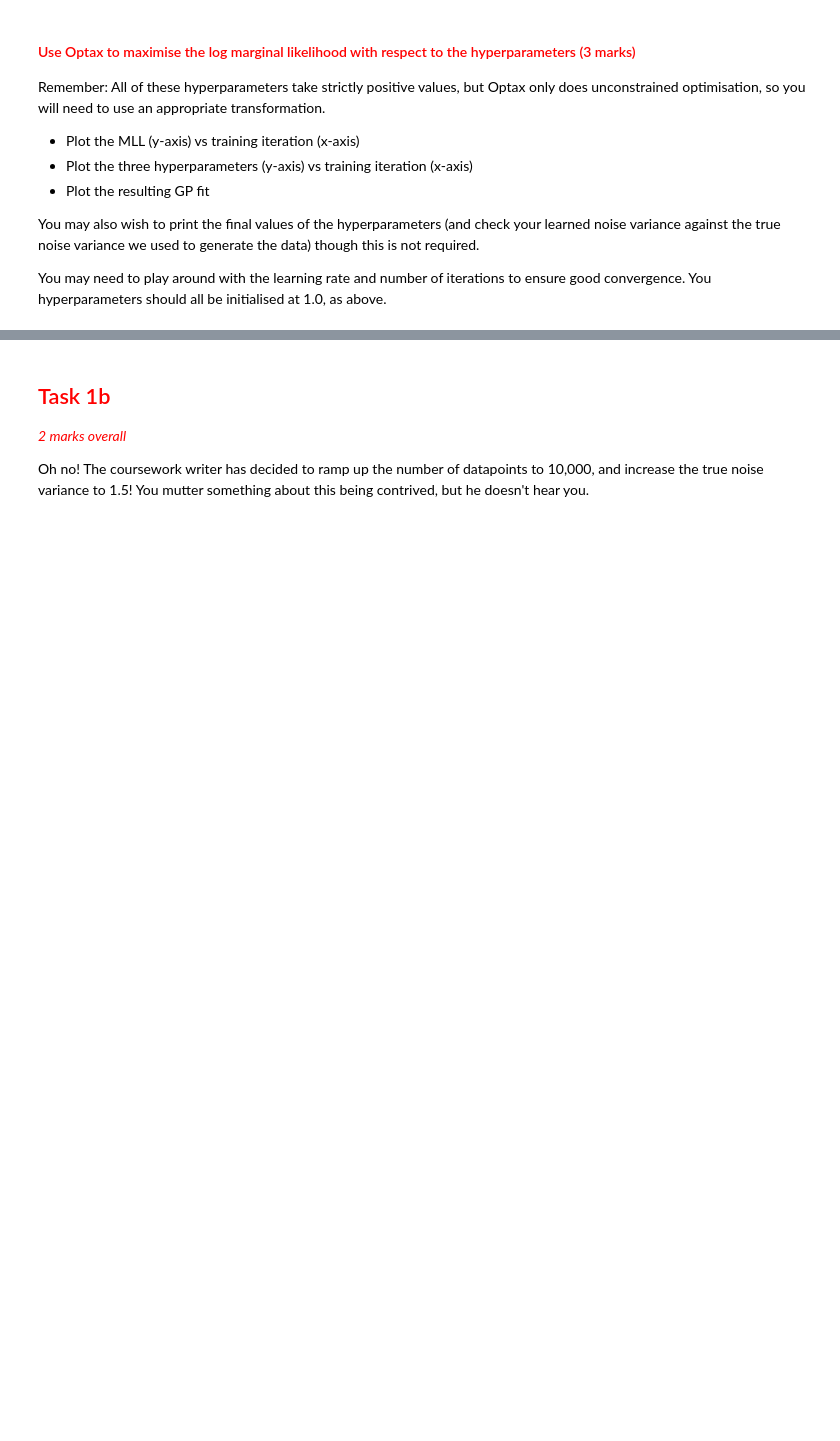
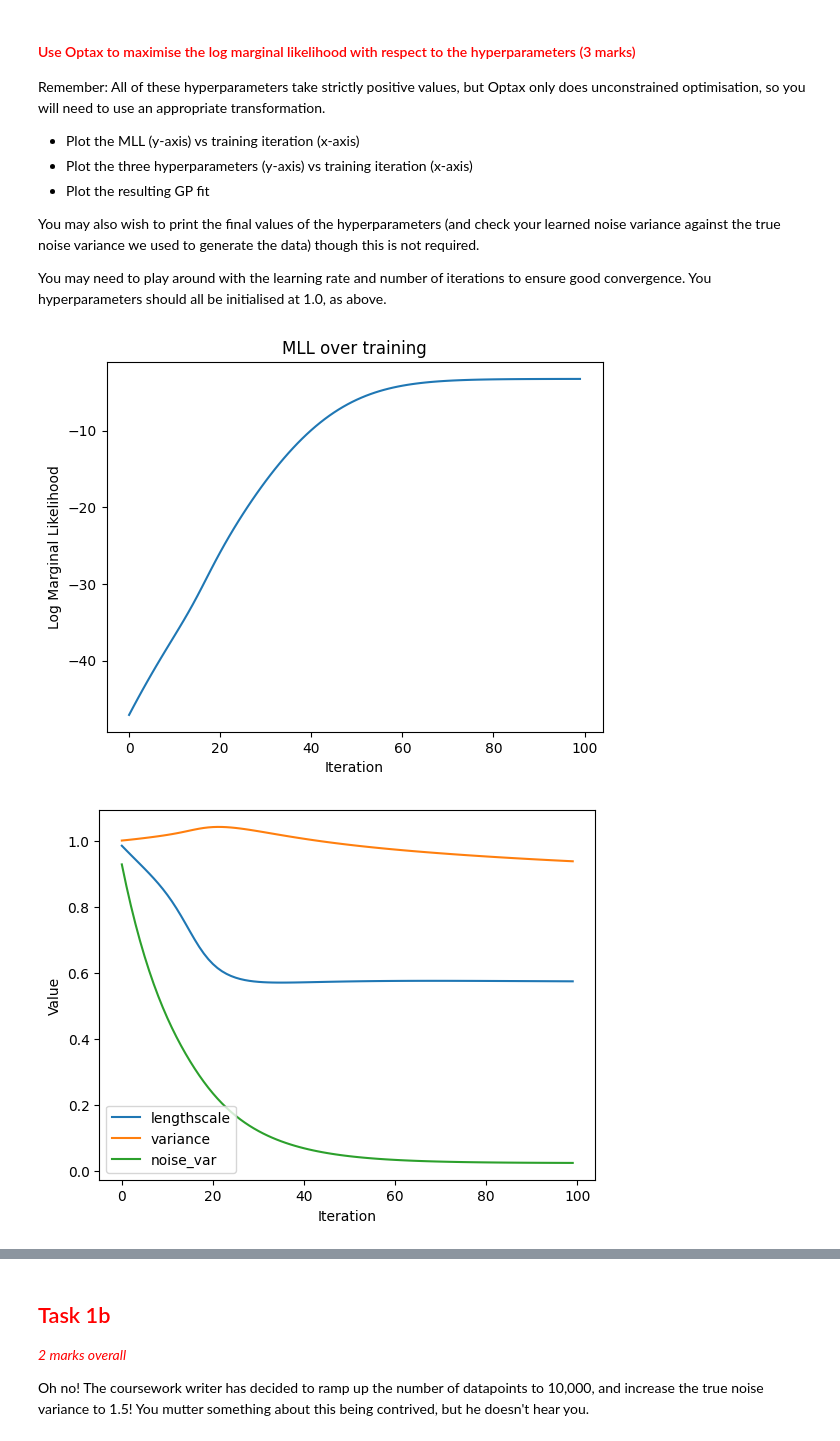
Before and after one commit to Epetch/Bayesian-ML-CW-2, a Jupyter notebook: cw2_partA.ipynb, the cells around one changed output, grey strips where cells are left out. Cells and saved outputs as stored; diff of their text form; code cells hidden in the pictures; blank space fills up the shorter version.

```diff
--- a/cw2_partA.ipynb
+++ b/cw2_partA.ipynb
@@ -347,13 +347,13 @@ Iteration 100, x_guess: 4.0214, f(x_guess): -0.0001
 
 #### <font color="red"> Implement the log marginal likelihood of the Gaussian process regression model (1 mark) </font>
 # %%
-def calculate_log_marginal_likelihood():
-    K = rbf_kernel(X_train, X_train, lengthscale, variance)
-    K_y = K + (noise_var * jnp.eye(N_train))
+def calculate_log_marginal_likelihood(y, x1, x2, ls, var, nvar):
+    K = rbf_kernel(x1, x2, ls, var)
+    K_y = K + (nvar * jnp.eye(N_train))
     term_1 = (N_train/2) * jnp.log(2 * jnp.pi)
     L = stable_cholesky(K_y)
     term_2 = 0.5 * 2.0 * jnp.sum(jnp.log(jnp.diag(L)))
-    alpha = jsp.linalg.solve_triangular(L, y_train, lower=True)
+    alpha = jsp.linalg.solve_triangular(L, y, lower=True)
     term_3 = 0.5 * (alpha @ alpha)
     return - term_1 - term_2 - term_3
 # %% [markdown]
@@ -367,4 +367,64 @@ You may also wish to print the final values of the hyperparameters (and check yo
 
 You may need to play around with the learning rate and number of iterations to ensure good convergence. You hyperparameters should all be initialised at 1.0, as above.
 # %%
-#### **** YOUR CODE HERE **** ####
+params = {
+    "log_lengthscale": jnp.log(jnp.array(1.0)),
+    "log_variance": jnp.log(jnp.array(1.0)),
+    "log_noise_var": jnp.log(jnp.array(1.0))
+}
+
+opt = optax.sgd(learning_rate=0.005)
+opt_state = opt.init(params)
+
+def dict_log_marginal_likelihood(parameters, y, x1, x2):
+    ls = parameters["log_lengthscale"]
+    var = parameters["log_variance"]
+    nvar = parameters["log_noise_var"]
+    return calculate_log_marginal_likelihood(y, x1, x2, jnp.exp(ls), jnp.exp(var), jnp.exp(nvar))
+
+from functools import partial
+
+def step(params, opt_state, y, x1, x2):
+    obj_func = lambda params: - dict_log_marginal_likelihood(params, y, x1, x2)
+    value, grad = jax.value_and_grad(obj_func)(params)
+    update, opt_state = opt.update(grad, opt_state)
+    new_guess = optax.apply_updates(params, update)
+    return new_guess, opt_state, value
+
+num_iters = 100
+
+def mll_training_loop(num_iters, params, opt_state, y, x1, x2):
+    mll_values = []
+    ls_hist, var_hist, nvar_hist = [], [], []
+
+    for i in range(num_iters):
+        params, opt_state, neg_mll = step(params, opt_state, y, x1, x2)
+        mll_values.append(-neg_mll)   # negate back to get actual MLL
+        ls_hist.append(jnp.exp(params["log_lengthscale"]))
+        var_hist.append(jnp.exp(params["log_variance"]))
+        nvar_hist.append(jnp.exp(params["log_noise_var"]))
+
+    return params, mll_values, ls_hist, var_hist, nvar_hist
+
+params, mll_values, ls_hist, var_hist, nvar_hist = mll_training_loop(num_iters, params, opt_state, y_train, X_train, X_train)
+plt.plot(mll_values)
+plt.xlabel('Iteration')
+plt.ylabel('Log Marginal Likelihood')
+plt.title('MLL over training')
+plt.show()
+
+plt.plot(ls_hist, label='lengthscale')
+plt.plot(var_hist, label='variance')
+plt.plot(nvar_hist, label='noise_var')
+plt.xlabel('Iteration')
+plt.ylabel('Value')
+plt.legend()
+plt.show()
+
+plot_exact_gp_fit(X_train, y_train, X_grid, f_grid,
+                  jnp.exp(params["log_lengthscale"]),
+                  jnp.exp(params["log_variance"]),
+                  jnp.exp(params["log_noise_var"]))
+# %% [output]
+[figure, added]
+[figure, added]
```
Also changed, not shown: parts of 5 cells of this notebook.
